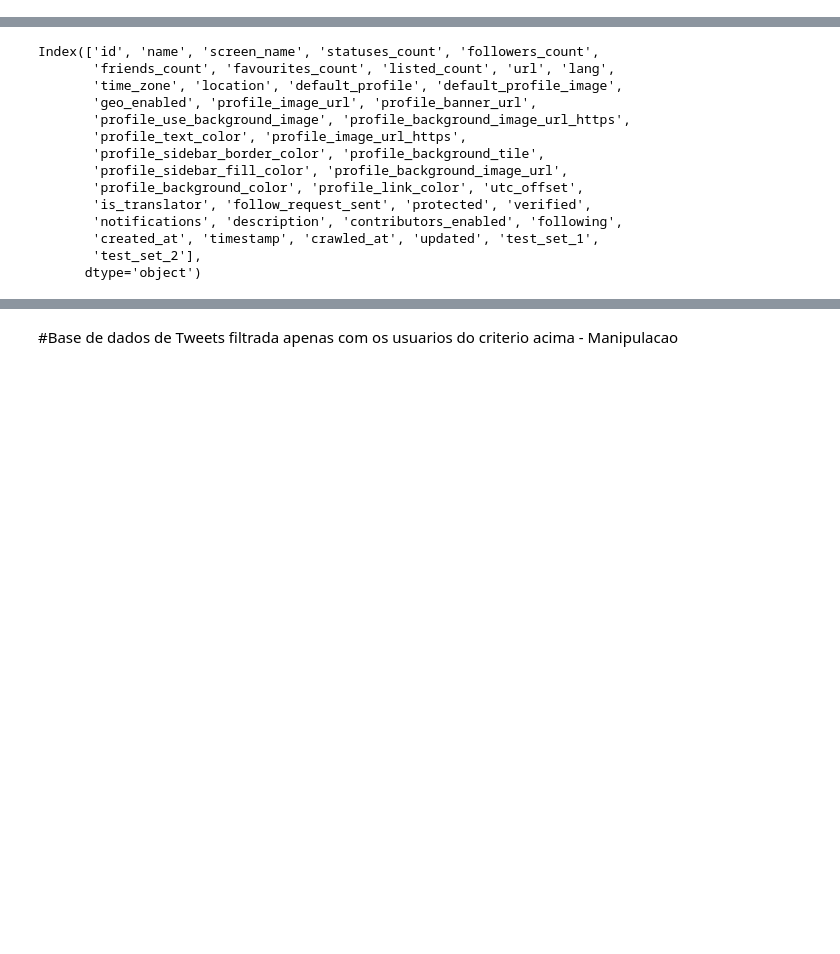
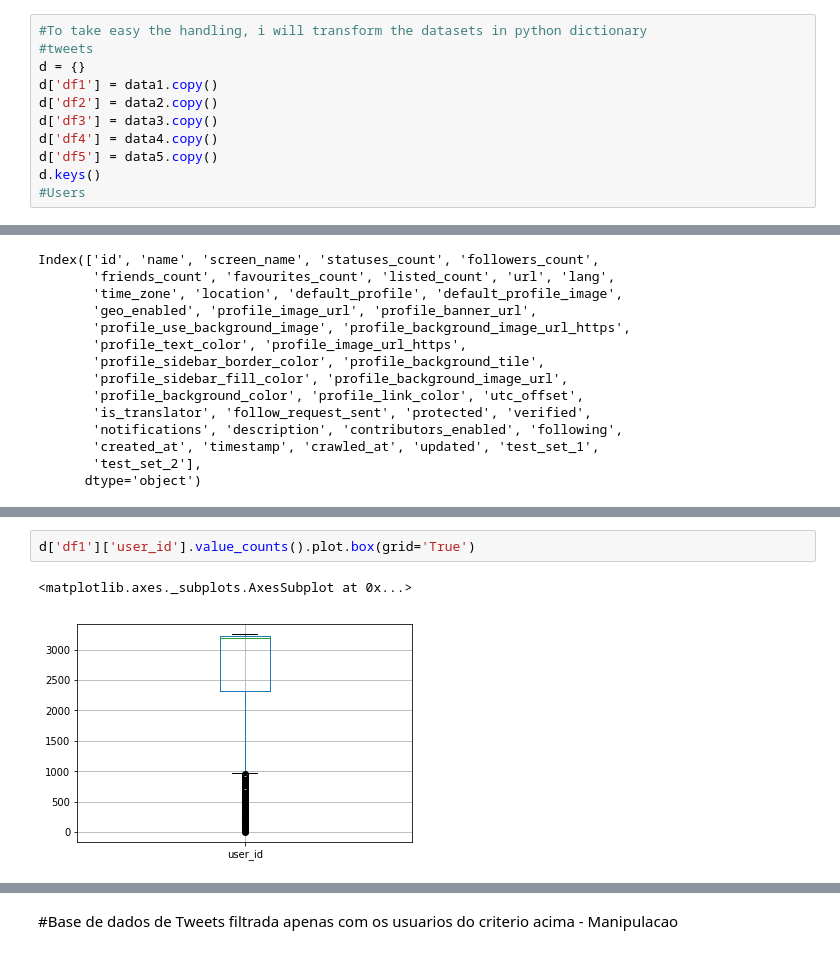
Before and after one commit to rogerioluizsi/FeaturesEngineering_Twitter, a Jupyter notebook: StoryTelling.ipynb, the cells around one changed output, grey strips where cells are left out. Drawn from its saved outputs; the diff is of its cells as text; blank space fills up the shorter version.

```diff
--- a/StoryTelling.ipynb
+++ b/StoryTelling.ipynb
@@ -44,0 +36,11 @@ data5a=pd.read_csv('~/phd/Alice/DBrobogenuino/datasets_full.csv/traditional_spam
+# %%
+#To take easy the handling, i will transform the datasets in python dictionary
+#tweets
+d = {}
+d['df1'] = data1.copy()
+d['df2'] = data2.copy()
+d['df3'] = data3.copy()
+d['df4'] = data4.copy()
+d['df5'] = data5.copy()
+d.keys()
+#Users
@@ -188,0 +154,5 @@ quantidade de usuarios da base depois: (250, 26)
+# %%
+d['df1']['user_id'].value_counts().plot.box(grid='True')
+# %% [output]
+<matplotlib.axes._subplots.AxesSubplot at 0x...>
+[figure, added]
```
Also changed, not shown: parts of 71 cells of this notebook.
